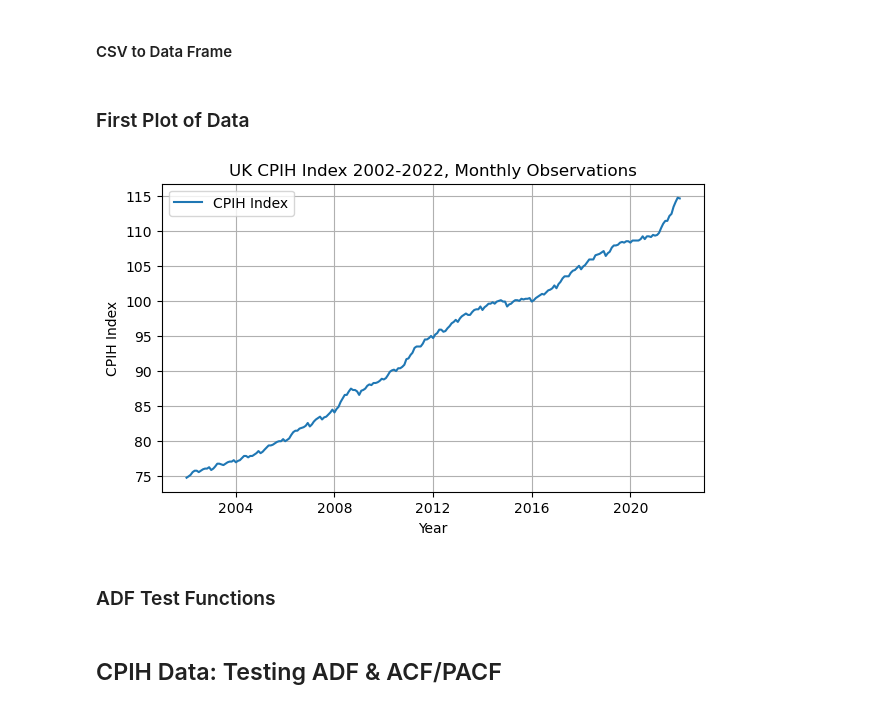
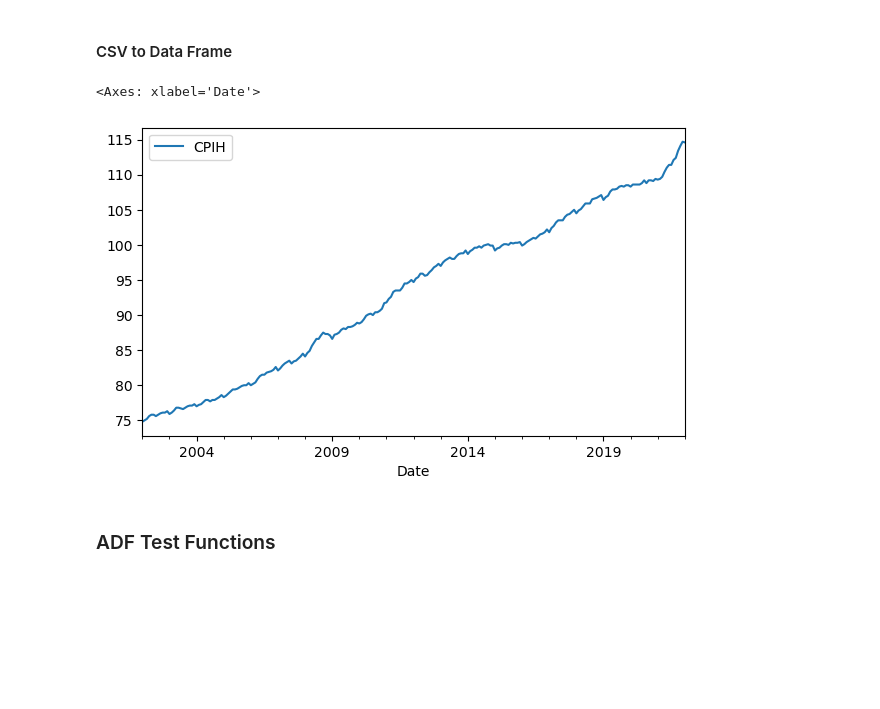
Before and after one commit to ja-newman/cpih_time_series_analysis, a Jupyter notebook: cpih_analysis.ipynb, the cells around one changed output. Drawn from its saved outputs; the diff is of its cells as text; code cells hidden in the pictures; blank space fills up the shorter version.

```diff
--- a/cpih_analysis.ipynb
+++ b/cpih_analysis.ipynb
@@ -11,19 +11,10 @@ from statsmodels.graphics.tsaplots import plot_acf, plot_pacf
 #### CSV to Data Frame
 # %%
 cpih_data = pd.read_csv("cpih_data.csv", index_col=0, parse_dates=True)
+cpih_data.plot(figsize=(7, 4))
+# %% [output]
+<Axes: xlabel='Date'>
+[figure, added]
-# %% [markdown]
-### First Plot of Data
-# %%
-plt.figure(figsize=(7, 4))
-plt.plot(cpih_data.index, cpih_data['CPIH'], label="CPIH Index")
-plt.title("UK CPIH Index 2002-2022, Monthly Observations")
-plt.xlabel("Year")
-plt.ylabel("CPIH Index")
-plt.legend()
-plt.grid(True)
-plt.show()
-# %% [output]
-[figure, removed]
 # %% [markdown]
 ### ADF Test Functions
 # %%
@@ -74,6 +67,4 @@ def adf_test_ct(timeseries):
     for key, value in dftest[4].items():
         dfoutput["Critical Value (%s)" % key] = value
     print(dfoutput)
-# %% [markdown]
-## CPIH Data: Testing ADF & ACF/PACF
 # %% [markdown]
```
Also changed, not shown: parts of 24 cells of this notebook.
